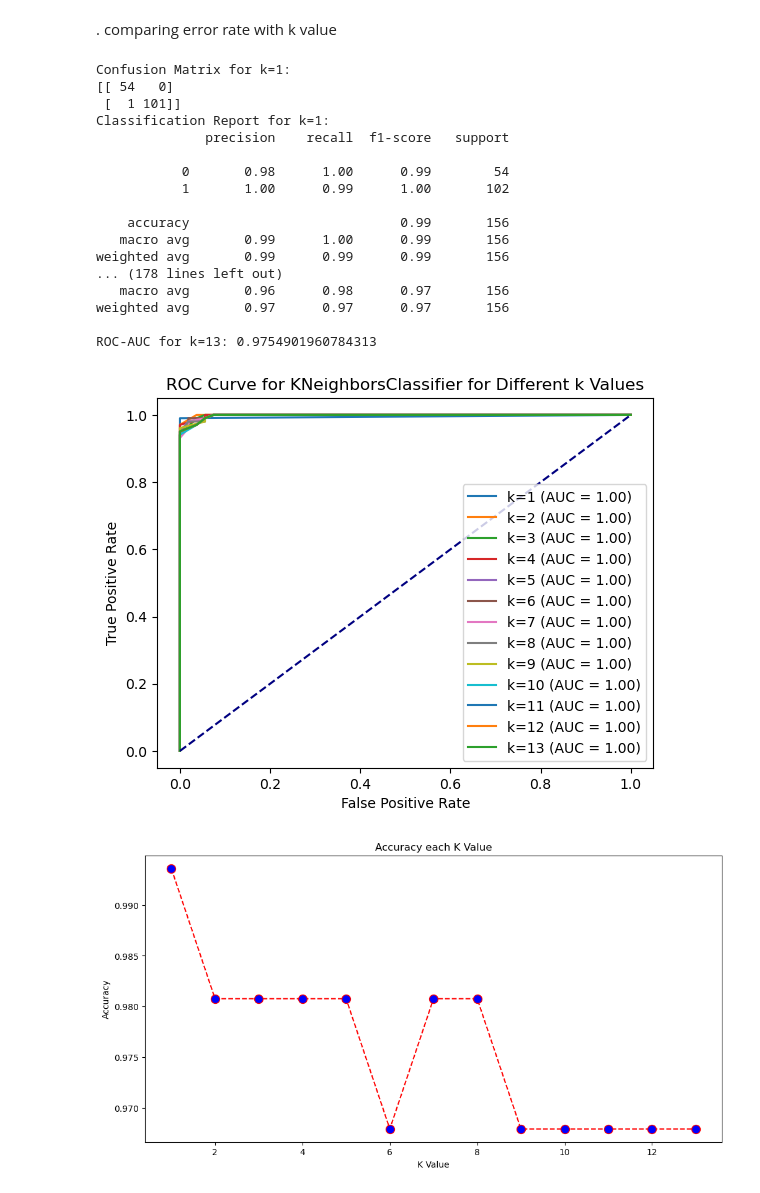
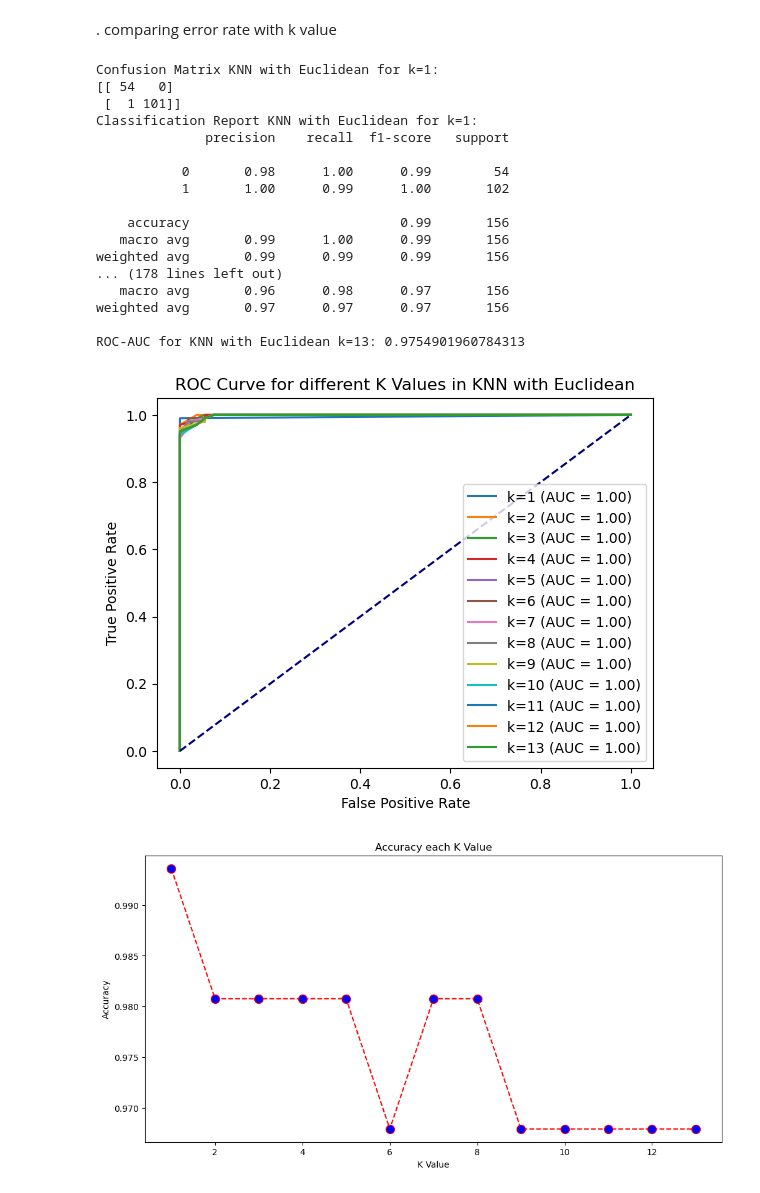
Before and after one commit to menggiGit33/KNN-Distance-Test, a Jupyter notebook: data2.ipynb, the cells around one changed output. Drawn from its saved outputs; the diff is of its cells as text; code cells hidden in the pictures.

```diff
--- a/data2.ipynb
+++ b/data2.ipynb
@@ -297,20 +297,20 @@ for k in range(1, 14):
     accuraciess.append(accuracy)
 # Confusion matrix
     cm = confusion_matrix(y_test, pred_i)
-    print(f"Confusion Matrix for k={k}:\n{cm}")
+    print(f"Confusion Matrix KNN with Euclidean for k={k}:\n{cm}")
 
     # Classification Report
     cr = classification_report(y_test, pred_i)
-    print(f"Classification Report for k={k}:\n{cr}")
+    print(f"Classification Report KNN with Euclidean for k={k}:\n{cr}")
 
     # ROC-AUC Score
     auc_score = roc_auc_score(y_test, pred_i)
-    print(f"ROC-AUC for k={k}: {auc_score}\n")
+    print(f"ROC-AUC for KNN with Euclidean k={k}: {auc_score}\n")
 # %% [output]
-Confusion Matrix for k=1:
+Confusion Matrix KNN with Euclidean for k=1:
 [[ 54   0]
  [  1 101]]
-Classification Report for k=1:
+Classification Report KNN with Euclidean for k=1:
               precision    recall  f1-score   support
 
            0       0.98      1.00      0.99        54
@@ -323,28 +323,28 @@ weighted avg       0.99      0.99      0.99       156
    macro avg       0.96      0.98      0.97       156
 weighted avg       0.97      0.97      0.97       156
 
-ROC-AUC for k=13: 0.9754901960784313
+ROC-AUC for KNN with Euclidean k=13: 0.9754901960784313
 # %%
 #Plot ROC and AUC graph
 for k in range(1, 14):
     knn = KNeighborsClassifier(n_neighbors=k,metric='euclidean')
     knn.fit(X_train, y_train)
     pred_i = knn.predict(X_test)
     fpr, tpr, _ = roc_curve(y_test, knn.predict_proba(X_test)[:, 1])
     auc_score = auc(fpr, tpr)
 
     # Plot the ROC curve for each k
     plt.plot(fpr, tpr, label=f'k={k} (AUC = {auc_score:.2f})')
 
     # Plot ROC curve
 plt.plot([0, 1], [0, 1], color='navy', linestyle='--')
 plt.xlabel('False Positive Rate')
 plt.ylabel('True Positive Rate')
-plt.title('ROC Curve for KNeighborsClassifier for Different k Values')
+plt.title('ROC Curve for different K Values in KNN with Euclidean')
 plt.legend(loc='lower right')
 plt.show()
 # %% [output]
-[figure, old version]
+[figure, new version]
 # %%
 #Plot Accuracy for each K number
 plt.figure(figsize=(12, 6))
```
Also changed, not shown: parts of 3 cells of this notebook.
